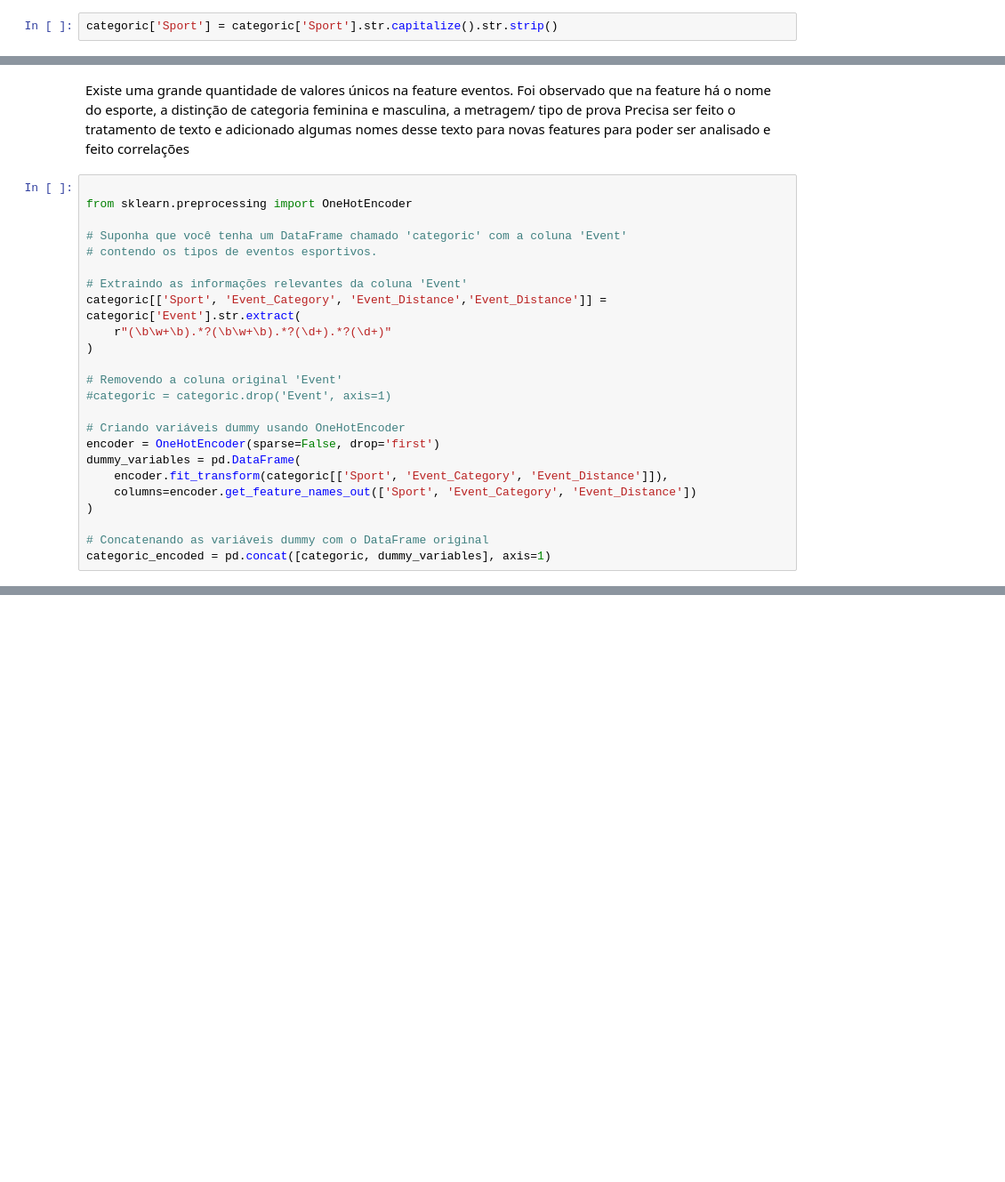
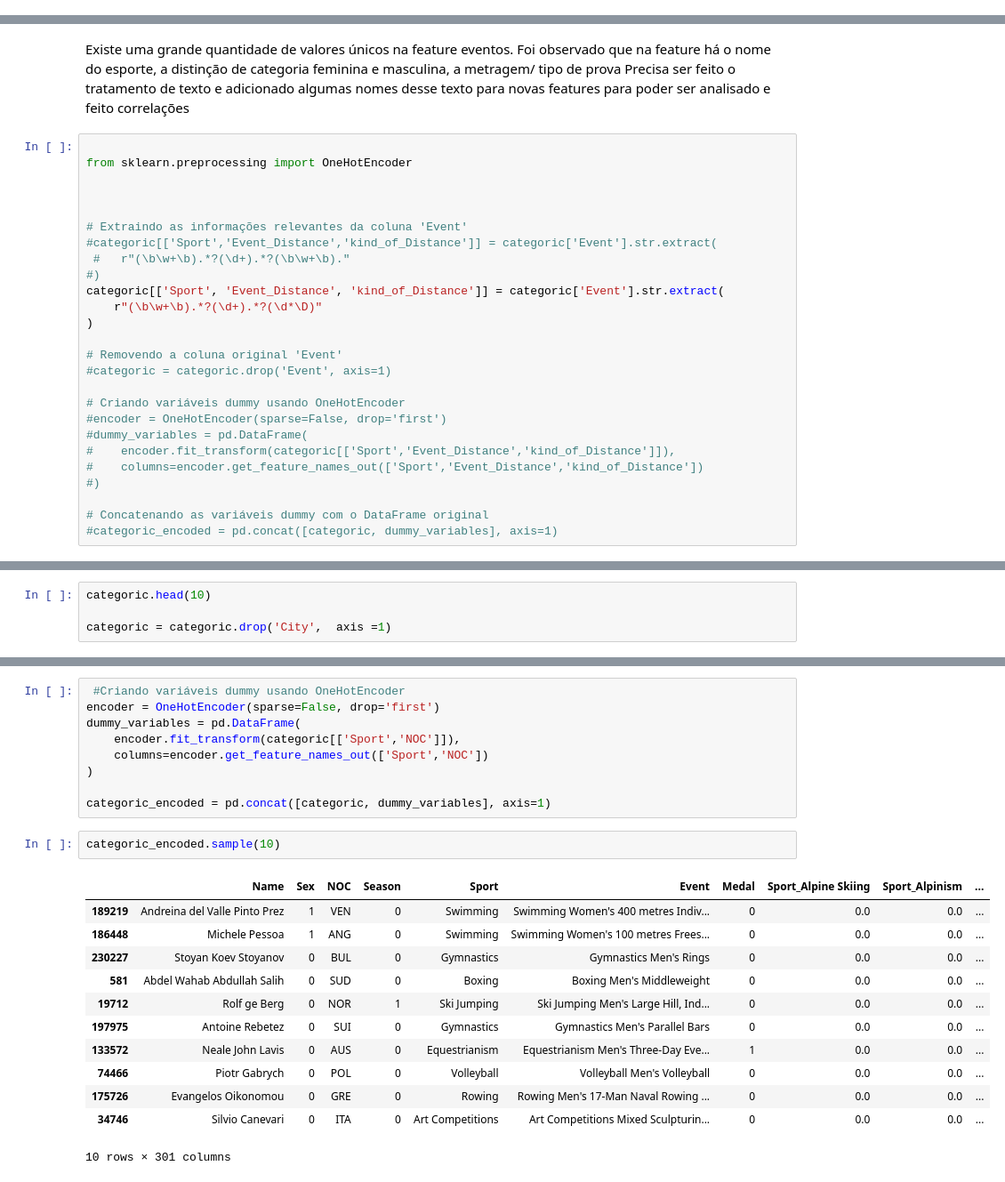
Before and after one commit to IanPerigoVianna/olimpcs, a Jupyter notebook: olympics.ipynb, the cells around one changed output, grey strips where cells are left out. Shown at 89% size. Drawn from its saved outputs; the diff is of its cells as text; blank space fills up the shorter version.

```diff
--- a/olympics.ipynb
+++ b/olympics.ipynb
@@ -250,8 +253,6 @@ print('Porcentagem de medalhista das olimpiadas: {:.2f}%'.format(porcent_winners
 Porcentagem de medalhista das olimpiadas: 0.15%
 # %% [markdown]
 Não foi observado diferenças da minúscula e maiúsculas, que tende a ser o erro mais comum. Não vou aplicar comparação entre strings
-# %%
-categoric['Sport'] = categoric['Sport'].str.capitalize().str.strip()
 # %%
 # Mesma quantidade sem ter feito a padronização de maiúsculas e minúsculas
 categoric['Sport'].describe()
@@ -297,24 +290,26 @@ Precisa ser feito o tratamento de texto e adicionado algumas nomes desse texto p
 
 from sklearn.preprocessing import OneHotEncoder
 
-# Suponha que você tenha um DataFrame chamado 'categoric' com a coluna 'Event'
-# contendo os tipos de eventos esportivos.
+
 
 # Extraindo as informações relevantes da coluna 'Event'
-categoric[['Sport', 'Event_Category', 'Event_Distance','Event_Distance']] = categoric['Event'].str.extract(
-    r"(\b\w+\b).*?(\b\w+\b).*?(\d+).*?(\d+)"
+#categoric[['Sport','Event_Distance','kind_of_Distance']] = categoric['Event'].str.extract(
+ #   r"(\b\w+\b).*?(\d+).*?(\b\w+\b)."
+#)
+categoric[['Sport', 'Event_Distance', 'kind_of_Distance']] = categoric['Event'].str.extract(
+    r"(\b\w+\b).*?(\d+).*?(\d*\D)"
 )
 
 # Removendo a coluna original 'Event'
 #categoric = categoric.drop('Event', axis=1)
 
 # Criando variáveis dummy usando OneHotEncoder
-encoder = OneHotEncoder(sparse=False, drop='first')
-dummy_variables = pd.DataFrame(
-    encoder.fit_transform(categoric[['Sport', 'Event_Category', 'Event_Distance']]),
-    columns=encoder.get_feature_names_out(['Sport', 'Event_Category', 'Event_Distance'])
-)
+#encoder = OneHotEncoder(sparse=False, drop='first')
+#dummy_variables = pd.DataFrame(
+#    encoder.fit_transform(categoric[['Sport','Event_Distance','kind_of_Distance']]),
+#    columns=encoder.get_feature_names_out(['Sport','Event_Distance','kind_of_Distance'])
+#)
 
 # Concatenando as variáveis dummy com o DataFrame original
-categoric_encoded = pd.concat([categoric, dummy_variables], axis=1)
+#categoric_encoded = pd.concat([categoric, dummy_variables], axis=1)
 # %%
@@ -358,0 +329,4 @@ eventos mais recorrentes.
+# %%
+categoric.head(10)
+
+categoric = categoric.drop('City',  axis =1)
@@ -358,0 +341,24 @@ eventos mais recorrentes.
+# %%
+ #Criando variáveis dummy usando OneHotEncoder
+encoder = OneHotEncoder(sparse=False, drop='first')
+dummy_variables = pd.DataFrame(
+    encoder.fit_transform(categoric[['Sport','NOC']]),
+    columns=encoder.get_feature_names_out(['Sport','NOC'])
+)
+
+categoric_encoded = pd.concat([categoric, dummy_variables], axis=1)
+# %%
+categoric_encoded.sample(10)
+# %% [output]
+|  | Name | Sex | NOC | Season | Sport | Event | Medal | Sport_Alpine Skiing | Sport_Alpinism | ... |
+| 189219 | Andreina del Valle Pinto Prez | 1 | VEN | 0 | Swimming | Swimming Women's 400 metres Indiv... | 0 | 0.0 | 0.0 | ... |
+| 186448 | Michele Pessoa | 1 | ANG | 0 | Swimming | Swimming Women's 100 metres Frees... | 0 | 0.0 | 0.0 | ... |
+| 230227 | Stoyan Koev Stoyanov | 0 | BUL | 0 | Gymnastics | Gymnastics Men's Rings | 0 | 0.0 | 0.0 | ... |
+| 581 | Abdel Wahab Abdullah Salih | 0 | SUD | 0 | Boxing | Boxing Men's Middleweight | 0 | 0.0 | 0.0 | ... |
+| 19712 | Rolf ge Berg | 0 | NOR | 1 | Ski Jumping | Ski Jumping Men's Large Hill, Ind... | 0 | 0.0 | 0.0 | ... |
+| 197975 | Antoine Rebetez | 0 | SUI | 0 | Gymnastics | Gymnastics Men's Parallel Bars | 0 | 0.0 | 0.0 | ... |
+| 133572 | Neale John Lavis | 0 | AUS | 0 | Equestrianism | Equestrianism Men's Three-Day Eve... | 1 | 0.0 | 0.0 | ... |
+| 74466 | Piotr Gabrych | 0 | POL | 0 | Volleyball | Volleyball Men's Volleyball | 0 | 0.0 | 0.0 | ... |
+| 175726 | Evangelos Oikonomou | 0 | GRE | 0 | Rowing | Rowing Men's 17-Man Naval Rowing ... | 0 | 0.0 | 0.0 | ... |
+| 34746 | Silvio Canevari | 0 | ITA | 0 | Art Competitions | Art Competitions Mixed Sculpturin... | 0 | 0.0 | 0.0 | ... |
+10 rows × 301 columns
```
Also changed, not shown: parts of 23 cells of this notebook.
